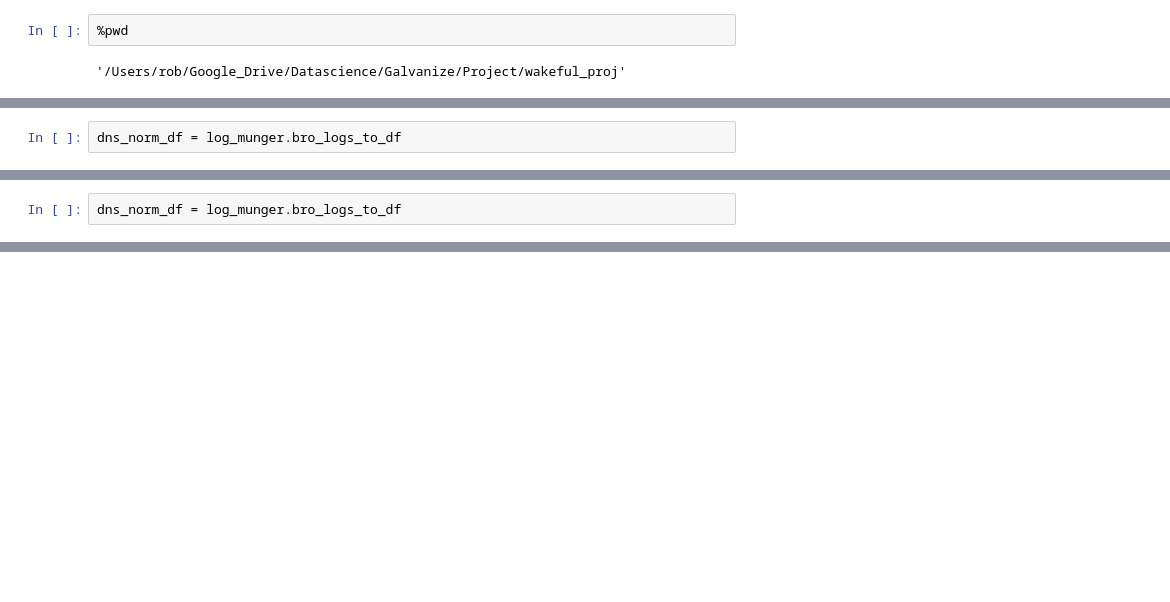
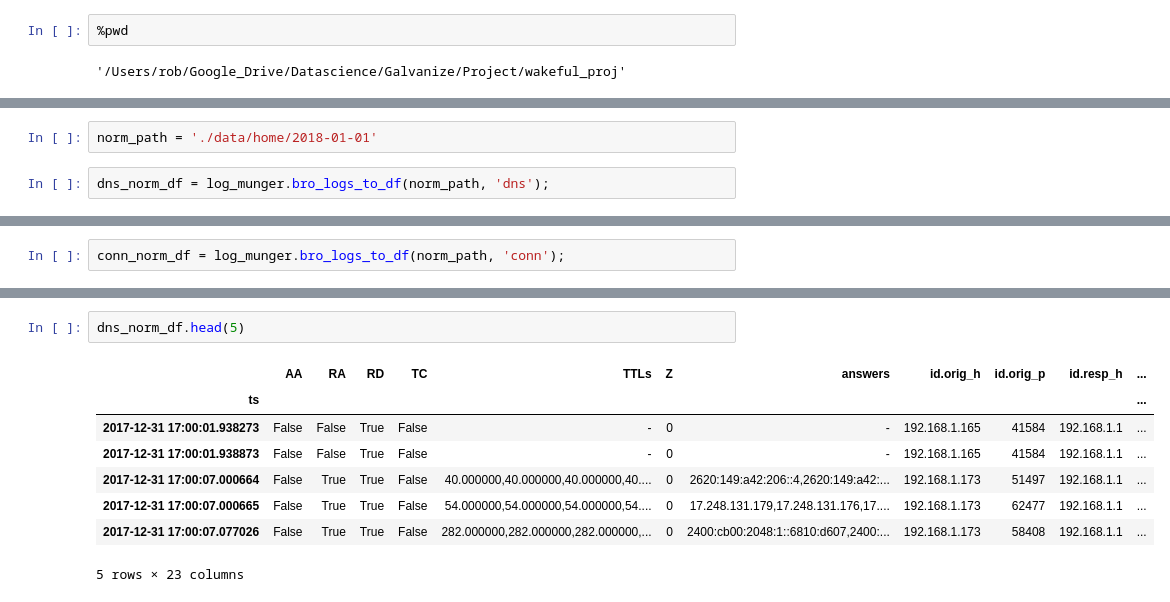
Before and after one commit to robOcity/wakeful, a Jupyter notebook: bro_logs.ipynb, the cells around one changed output, grey strips where cells are left out. Drawn from its saved outputs; the diff is of its cells as text; blank space fills up the shorter version.

```diff
--- a/bro_logs.ipynb
+++ b/bro_logs.ipynb
@@ -10,2 +8,4 @@ dns_norm_df = log_munger.bro_logs_to_df('Users/rob/Google_Drive/Datascience/Galv
+# %%
+norm_path = './data/home/2018-01-01'
 # %%
-dns_norm_df = log_munger.bro_logs_to_df
+dns_norm_df = log_munger.bro_logs_to_df(norm_path, 'dns');
@@ -12,2 +54,2 @@ dns_norm_df = log_munger.bro_logs_to_df
 # %%
-dns_norm_df = log_munger.bro_logs_to_df
+conn_norm_df = log_munger.bro_logs_to_df(norm_path, 'conn');
@@ -54,0 +118,11 @@ memory usage: 71.8+ KB
+# %%
+dns_norm_df.head(5)
+# %% [output]
+|  | AA | RA | RD | TC | TTLs | Z | answers | id.orig_h | id.orig_p | id.resp_h | ... |
+| ts |  |  |  |  |  |  |  |  |  |  | ... |
+| 2017-12-31 17:00:01.938273 | False | False | True | False | - | 0 | - | 192.168.1.165 | 41584 | 192.168.1.1 | ... |
+| 2017-12-31 17:00:01.938873 | False | False | True | False | - | 0 | - | 192.168.1.165 | 41584 | 192.168.1.1 | ... |
+| 2017-12-31 17:00:07.000664 | False | True | True | False | 40.000000,40.000000,40.000000,40.... | 0 | 2620:149:a42:206::4,2620:149:a42:... | 192.168.1.173 | 51497 | 192.168.1.1 | ... |
+| 2017-12-31 17:00:07.000665 | False | True | True | False | 54.000000,54.000000,54.000000,54.... | 0 | 17.248.131.179,17.248.131.176,17.... | 192.168.1.173 | 62477 | 192.168.1.1 | ... |
+| 2017-12-31 17:00:07.077026 | False | True | True | False | 282.000000,282.000000,282.000000,... | 0 | 2400:cb00:2048:1::6810:d607,2400:... | 192.168.1.173 | 58408 | 192.168.1.1 | ... |
+5 rows × 23 columns
```
Also changed, not shown: parts of 50 cells of this notebook, 1 other file.
